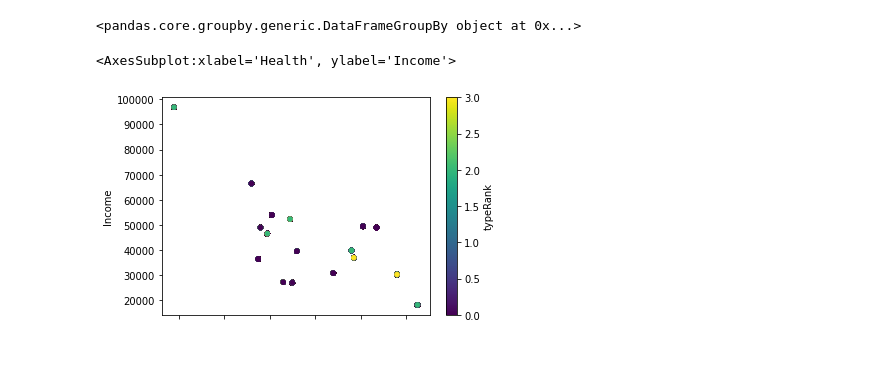
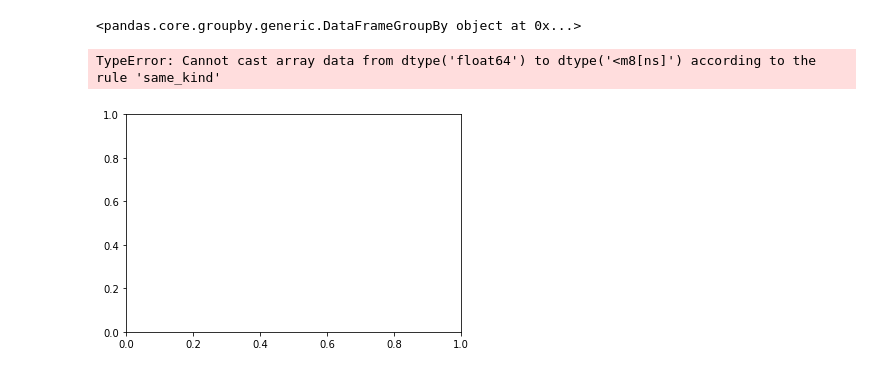
Before and after one commit to M-Sender/ServiceLearning, a Jupyter notebook: code/analysis.ipynb, the cells around one changed output. Cells and saved outputs as stored; diff of their text form; code cells hidden in the pictures.

```diff
--- a/code/analysis.ipynb
+++ b/code/analysis.ipynb
@@ -434,7 +397,7 @@ top_Call_df.groupby('typeCall')
 # %% [output]
 <pandas.core.groupby.generic.DataFrameGroupBy object at 0x...>
 # %%
-top_Call_df.plot.scatter(x="ResponseTime",y="Income" ,c='typeRank', cmap='viridis')
+top_Call_df.plot.scatter(x="responseTime",y="Income" ,c='typeRank', cmap='viridis')
 # %% [output]
-<AxesSubplot:xlabel='Health', ylabel='Income'>
+TypeError: Cannot cast array data from dtype('float64') to dtype('<m8[ns]') according to the rule 'same_kind'
-[figure, old version]
+[figure, new version]
```
Also changed, not shown: parts of 23 cells of this notebook.
